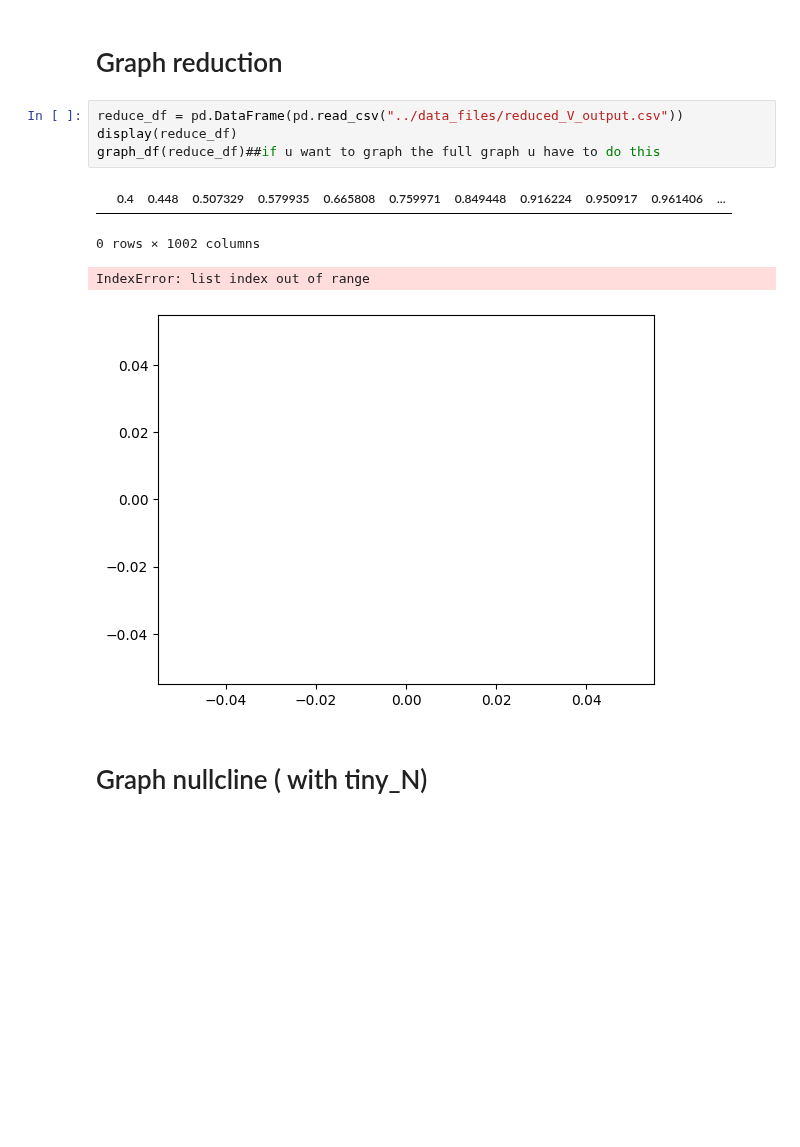
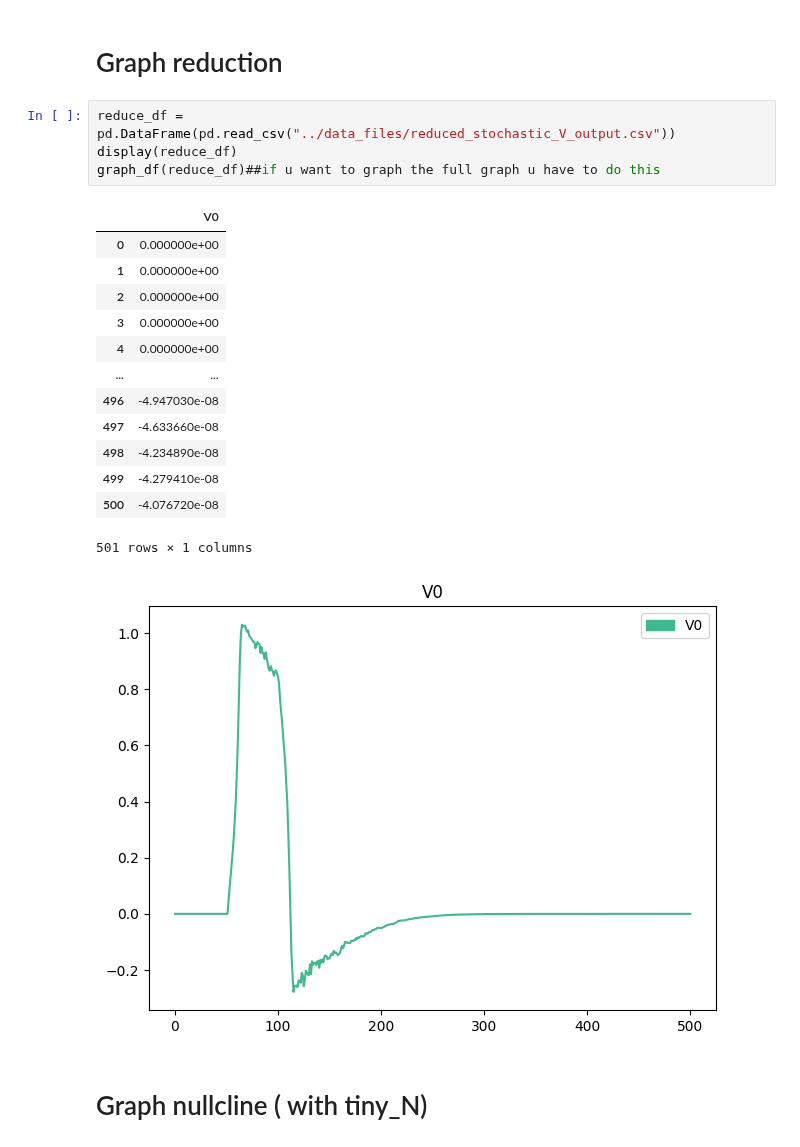
Before and after one commit to apapangelapeng/Neuron-Model, a Jupyter notebook: jackson_graphing/Reduced_AP.ipynb, the cells around one changed output. Cells and saved outputs as stored; diff of their text form; blank space fills up the shorter version.

Commit message:
The reduced method is changed to add noise and lower the threshold

```diff
--- a/jackson_graphing/Reduced_AP.ipynb
+++ b/jackson_graphing/Reduced_AP.ipynb
@@ -36,14 +36,24 @@ def graph_df(data_frame:pd.DataFrame,begin_index=0,end_index=None):
 # %% [markdown]
 # Graph reduction
 # %%
-reduce_df = pd.DataFrame(pd.read_csv("../data_files/reduced_V_output.csv"))
+reduce_df = pd.DataFrame(pd.read_csv("../data_files/reduced_stochastic_V_output.csv"))
 display(reduce_df)
 graph_df(reduce_df)##if u want to graph the full graph u have to do this
 # %% [output]
-|  | 0.4 | 0.448 | 0.507329 | 0.579935 | 0.665808 | 0.759971 | 0.849448 | 0.916224 | 0.950917 | 0.961406 | ... |
+|  | V0 |
+| 0 | 0.000000e+00 |
+| 1 | 0.000000e+00 |
+| 2 | 0.000000e+00 |
+| 3 | 0.000000e+00 |
+| 4 | 0.000000e+00 |
+| ... | ... |
+| 496 | -4.947030e-08 |
+| 497 | -4.633660e-08 |
+| 498 | -4.234890e-08 |
+| 499 | -4.279410e-08 |
+| 500 | -4.076720e-08 |
-0 rows × 1002 columns
+501 rows × 1 columns
-IndexError: list index out of range
-[figure, old version]
+[figure, new version]
 # %% [markdown]
 # Graph nullcline ( with tiny_N)
 # %%
```
Also changed, not shown: parts of 2 cells of this notebook, 4 other files.
